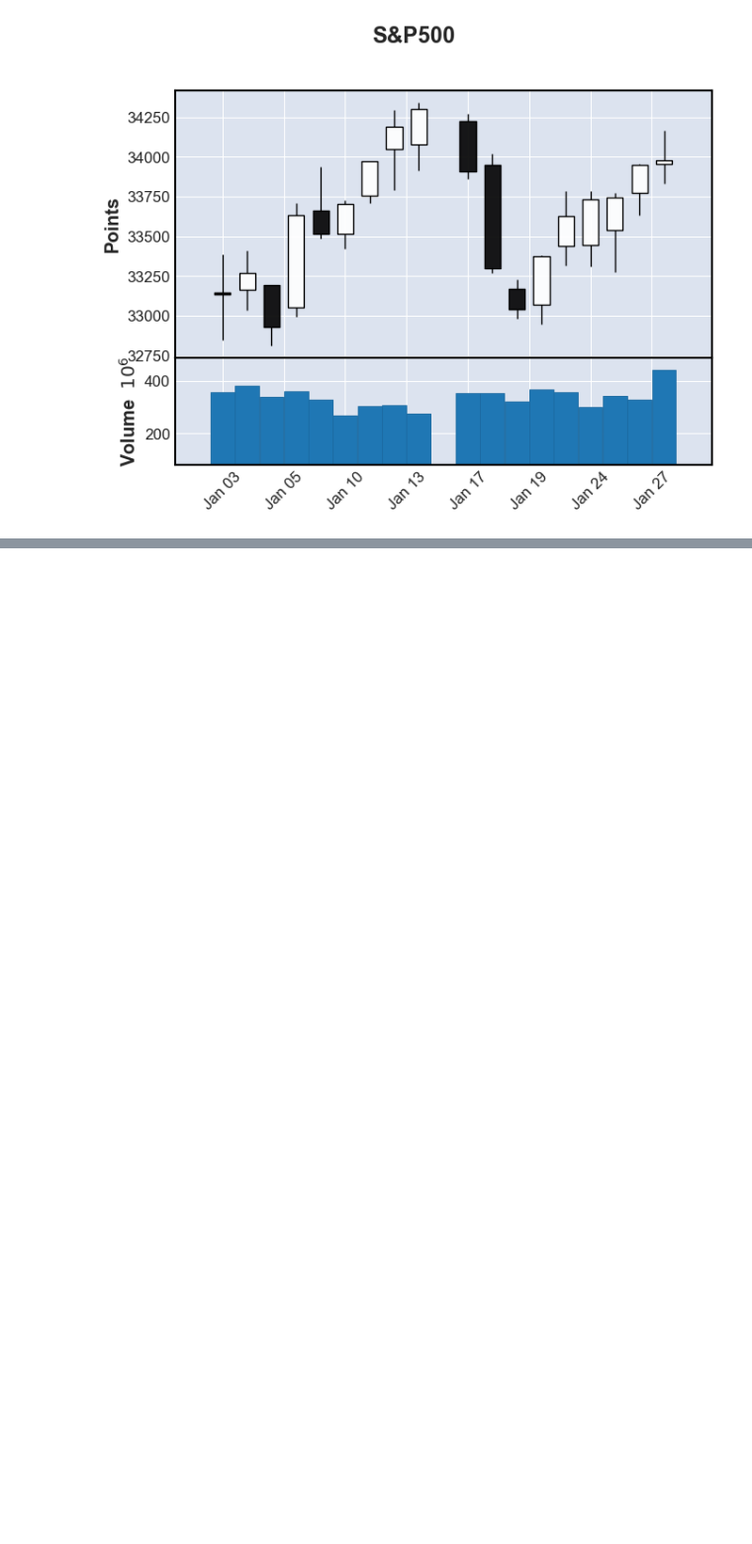
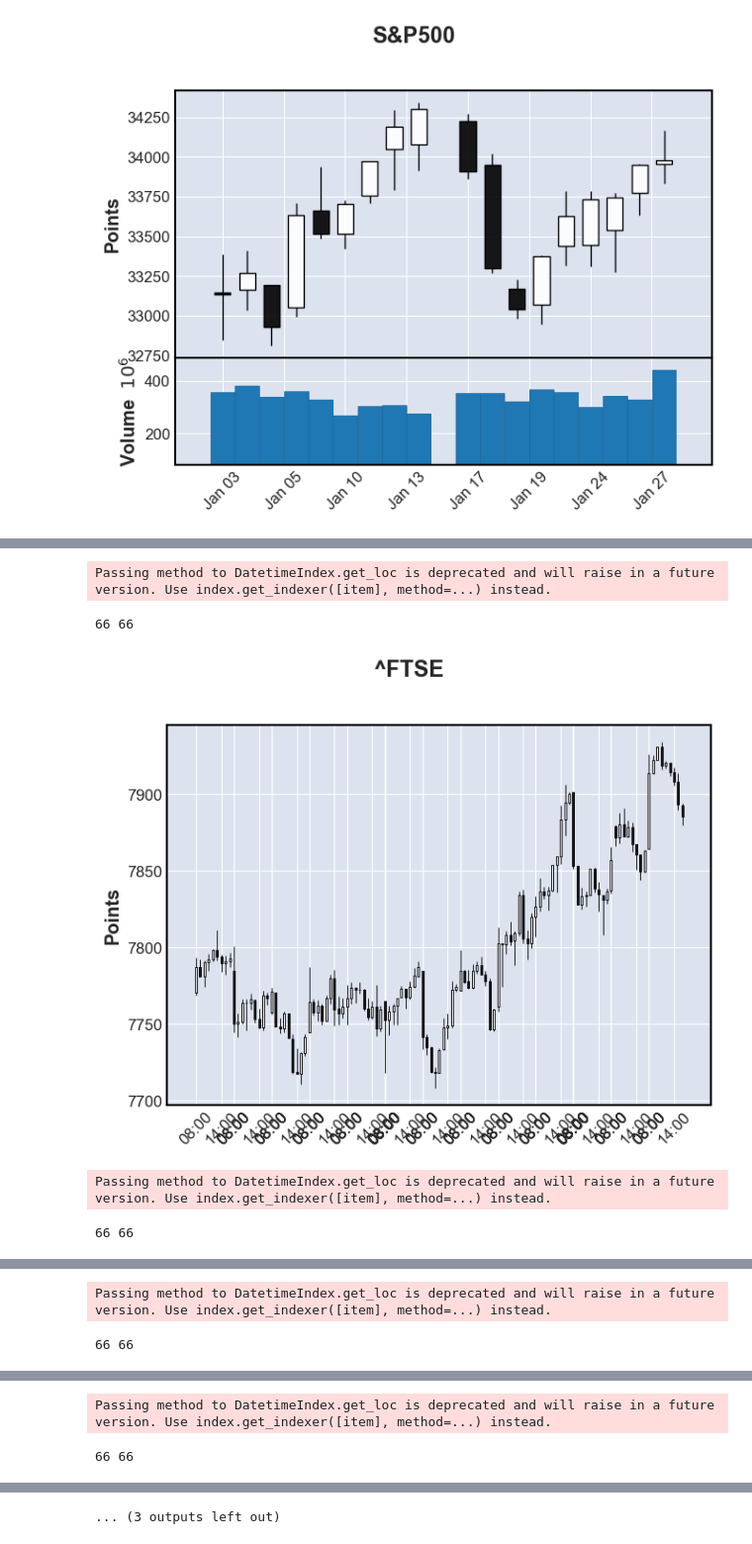
Before and after one commit to davidebr/tradingdb, a Jupyter notebook: notebooks/00_create_and_populate_db.ipynb, the cells around one changed output, grey strips where cells are left out. Shown at 99% size. Saved outputs shown, nothing was run; the diff lists cells and outputs as text; code cells hidden in the pictures; blank space fills up the shorter version.

```diff
--- a/notebooks/00_create_and_populate_db.ipynb
+++ b/notebooks/00_create_and_populate_db.ipynb
@@ -449,0 +596,50 @@ for k,v in INDEXES.items():
+# %%
+session=get_new_session(DBNAME)
+
+dd={}
+with session.begin() as mysession:
+    r=mysession.query(stock.Stock.yf_symbol).join(stock.Exchange).filter(stock.Exchange.name=='INDEXES').all()
+    symbols=[v[0] for v in r]
+    for s in symbols:
+        q=mysession.query(stock.Price).join(stock.Stock).join(stock.Period)
+        q=q.filter(stock.Period.name=='1h')
+        q=q.filter(stock.Stock.yf_symbol==s)
+        rr=q.all()
+        d=[{'date':row.date,'Open':row.open,'Close':row.close,'High':row.high,'Low':row.low,'Volume':row.volume} for row in rr]
+        dd[s]=pd.DataFrame.from_dict(d)
+# %%
+for k,v in dd.items():
+    df=copy.deepcopy(v)
+    df['Datetime'] = pd.to_datetime(df['date'])
+    df = df.set_index('Datetime')
+    #print(df.index.to_list()[0],df.index.to_list()[-1])
+
+    ticks = pd.date_range(df.index.to_list()[0],df.index.to_list()[-1],freq='6H')
+
+    #print(ticks)
+    ticklocations = [ df.index.get_loc(tick,method='backfill') for tick in ticks ]
+    ticklabels = [ tick.time().strftime('%H:%M') for tick in ticks ]
+    print(len(ticklocations),len(ticklabels))
+    #print(ticklabels)
+
+
+    fig,ax =fplt.plot(
+                df,
+                type='candle',
+                title=k,
+                ylabel='Points',
+                volume=False,
+                returnfig=True
+            )
+    ax[0].xaxis.set_ticks(ticklocations)
+    ax[0].set_xticklabels(ticklabels)
+
+    # Display:
+    fplt.show()
+    #break
+# %% [output]
+Passing method to DatetimeIndex.get_loc is deprecated and will raise in a future version. Use index.get_indexer([item], method=...) instead.
+66 66
+[figure, added]
+Passing method to DatetimeIndex.get_loc is deprecated and will raise in a future version. Use index.get_indexer([item], method=...) instead.
+66 66
@@ -449,0 +647,2 @@ for k,v in INDEXES.items():
+Passing method to DatetimeIndex.get_loc is deprecated and will raise in a future version. Use index.get_indexer([item], method=...) instead.
+66 66
@@ -449,0 +650,2 @@ for k,v in INDEXES.items():
+Passing method to DatetimeIndex.get_loc is deprecated and will raise in a future version. Use index.get_indexer([item], method=...) instead.
+66 66
@@ -449,0 +653 @@ for k,v in INDEXES.items():
+... (3 outputs left out)
```
Also changed, not shown: parts of 4 cells of this notebook, 3 other files.
